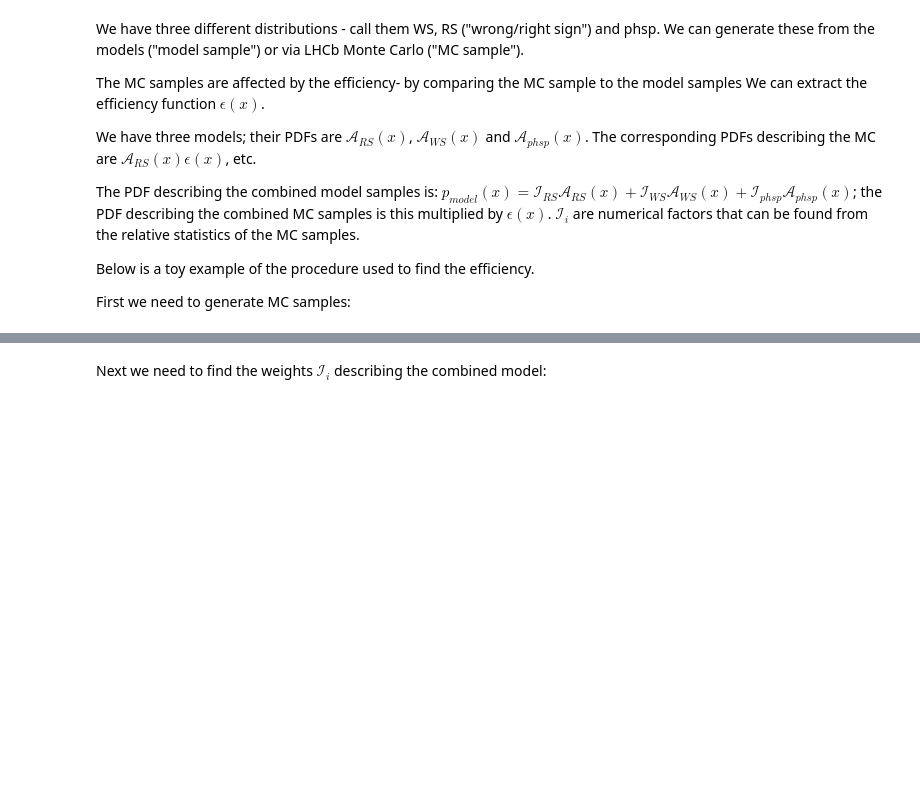
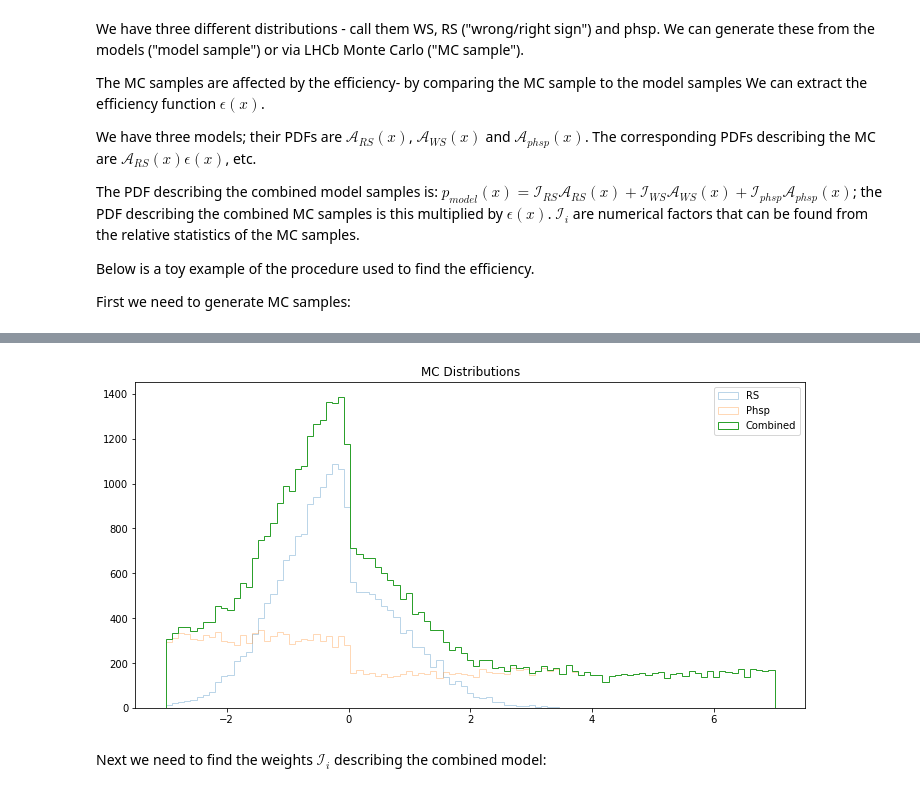
Before and after one commit to richard-lane/addPdfs, a Jupyter notebook: efficiency_toy.ipynb, the cells around one changed output, grey strips where cells are left out. Cells and saved outputs as stored; diff of their text form; code cells hidden in the pictures; blank space fills up the shorter version.

```diff
--- a/efficiency_toy.ipynb
+++ b/efficiency_toy.ipynb
@@ -89,8 +86,21 @@ A_phsp_mc = lambda x: efficiency(x) * A_phsp(x)
 # %%
 # Generate different numbers of points from each distribution
-mc_rs_sample = sample(20000, A_rs_mc)
-mc_ws_sample = sample(40000, A_ws_mc)
-mc_phsp_sample = sample(20000, A_phsp_mc)
+mc_rs_sample = sample(20000, lambda x: A_rs(x) * e(x))
+mc_phsp_sample = sample(20000, lambda x: A_phsp(x) * e(x))
+mc_sample = np.concatenate((mc_rs_sample, mc_phsp_sample))
+# %%
+bins = x
+kw = {"histtype": "step", "bins": bins}
+
+plt.figure(figsize=(12.0, 6.0))
+plt.hist(mc_rs_sample, **kw, alpha=0.3, label="RS")
+plt.hist(mc_phsp_sample, **kw, alpha=0.3, label="Phsp")
+plt.hist(mc_sample, **kw, label="Combined")
+plt.legend()
+plt.title("MC Distributions")
+plt.show()
+# %% [output]
+[figure, added]
 # %% [markdown]
 Next we need to find the weights $\mathcal{I}_i$ describing the combined model:
 # %%
```
Also changed, not shown: parts of 2 cells of this notebook.
